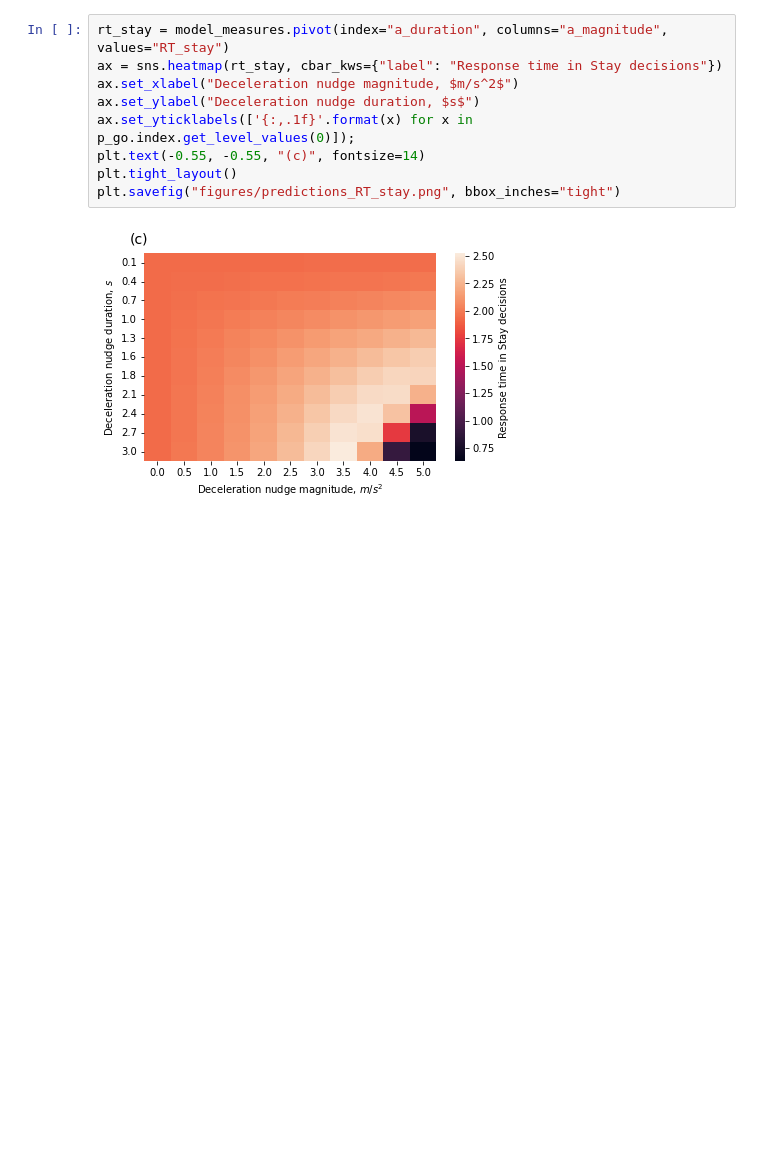
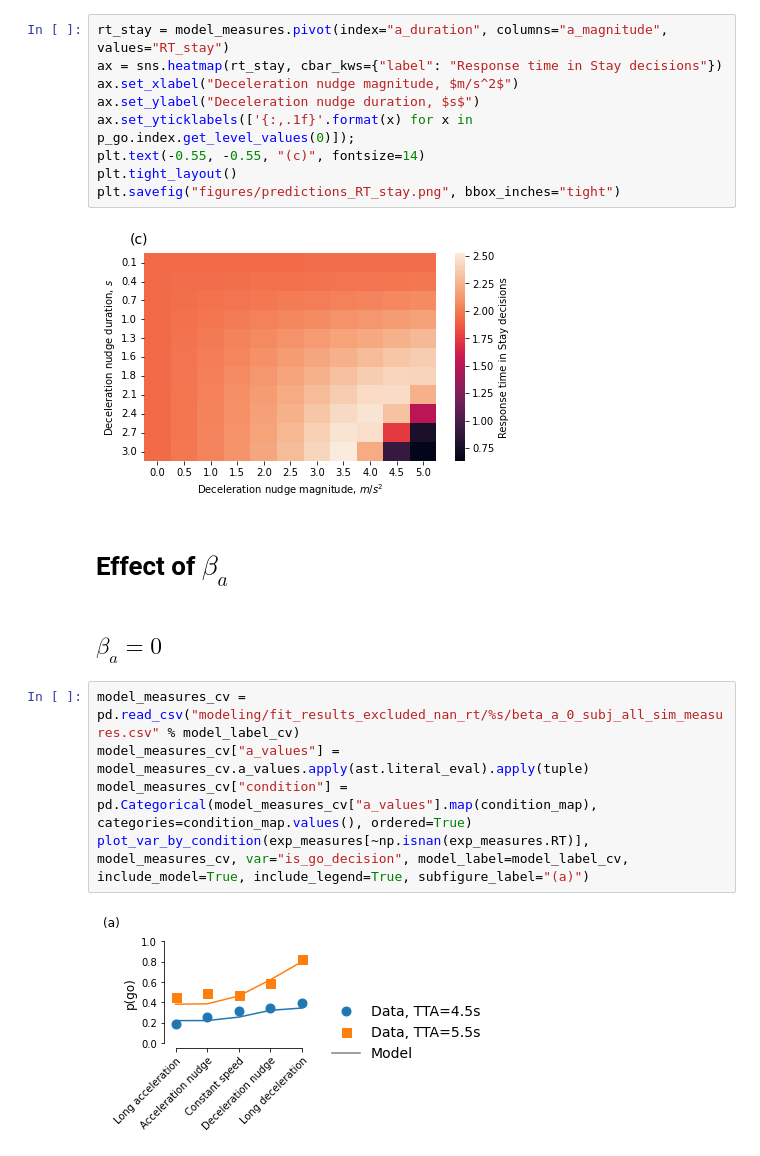
Before and after one commit to tud-hri/nudging-humans-in-traffic, a Jupyter notebook: 04_figures.ipynb, the cells around one changed output. Cells and saved outputs as stored; diff of their text form; blank space fills up the shorter version.

Commit message:
Bug fixing, added beta_a analysis

```diff
--- a/04_figures.ipynb
+++ b/04_figures.ipynb
@@ -172,3 +172,14 @@ plt.tight_layout()
 plt.savefig("figures/predictions_RT_stay.png", bbox_inches="tight")
 # %% [output]
 [figure]
+# %% [markdown]
+# Effect of $\beta_a$
+# %% [markdown]
+## $\beta_a=0$
+# %%
+model_measures_cv = pd.read_csv("modeling/fit_results_excluded_nan_rt/%s/beta_a_0_subj_all_sim_measures.csv" % model_label_cv)
+model_measures_cv["a_values"] = model_measures_cv.a_values.apply(ast.literal_eval).apply(tuple)
+model_measures_cv["condition"] = pd.Categorical(model_measures_cv["a_values"].map(condition_map), categories=condition_map.values(), ordered=True)
+plot_var_by_condition(exp_measures[~np.isnan(exp_measures.RT)], model_measures_cv, var="is_go_decision", model_label=model_label_cv, include_model=True, include_legend=True, subfigure_label="(a)")
+# %% [output]
+[figure, added]
```
Also changed, not shown: parts of 3 cells of this notebook, 10 other files.
